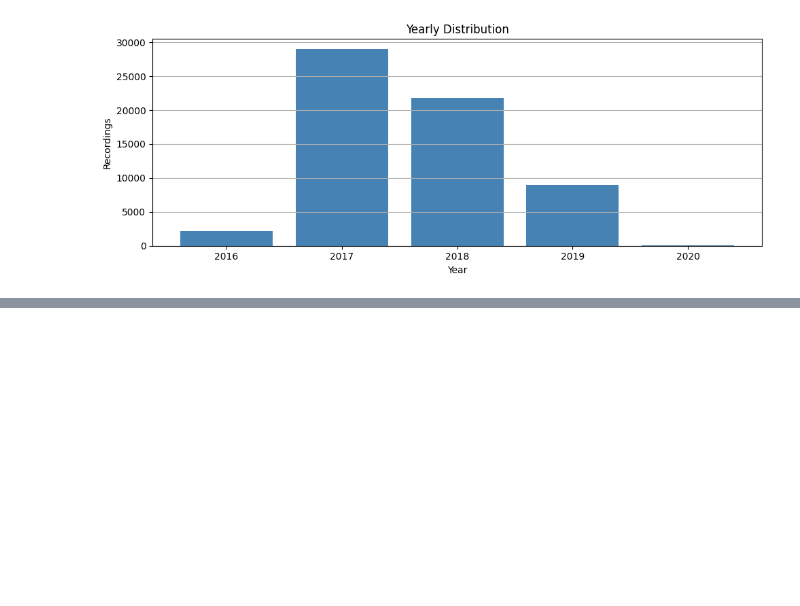
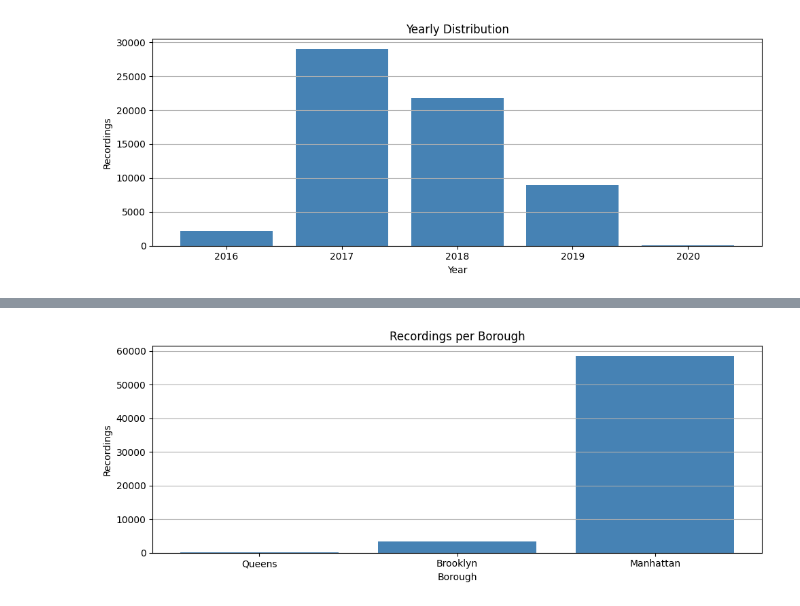
Before and after one commit to calanuzao/noise-bliss, a Jupyter notebook: main.ipynb, the cells around one changed output, grey strips where cells are left out. Drawn from its saved outputs; the diff is of its cells as text; code cells hidden in the pictures; blank space fills up the shorter version.

```diff
--- a/main.ipynb
+++ b/main.ipynb
@@ -134,0 +135,30 @@ u.plot_distributions_by_split(annotations_df)
+# %%
+# ---------- Borough Mapping ----------
+borough_map = {
+    1: "Manhattan",
+    2: "Bronx",
+    3: "Brooklyn",
+    4: "Queens",
+    5: "Staten Island"
+}
+
+# Map borough ID to name
+annotations_df['borough_name'] = annotations_df['borough'].map(borough_map)
+
+# Count number of recordings per borough (with data)
+borough_counts = annotations_df['borough_name'].value_counts().sort_index()
+
+# Order from greatest to least
+ordered_boroughs = [name for id_, name in borough_map.items() if name in borough_counts.index]
+borough_counts = borough_counts[ordered_boroughs]
+borough_counts = borough_counts.sort_values(ascending=True)
+
+# ---------- Plot ----------
+u.plot_distribution(
+    borough_counts,
+    xlabel="Borough",
+    ylabel="Recordings",
+    title="Recordings per Borough"
+)
+# %% [output]
+[figure, added]
```
Also changed, not shown: parts of 6 cells of this notebook, 1 other file.
